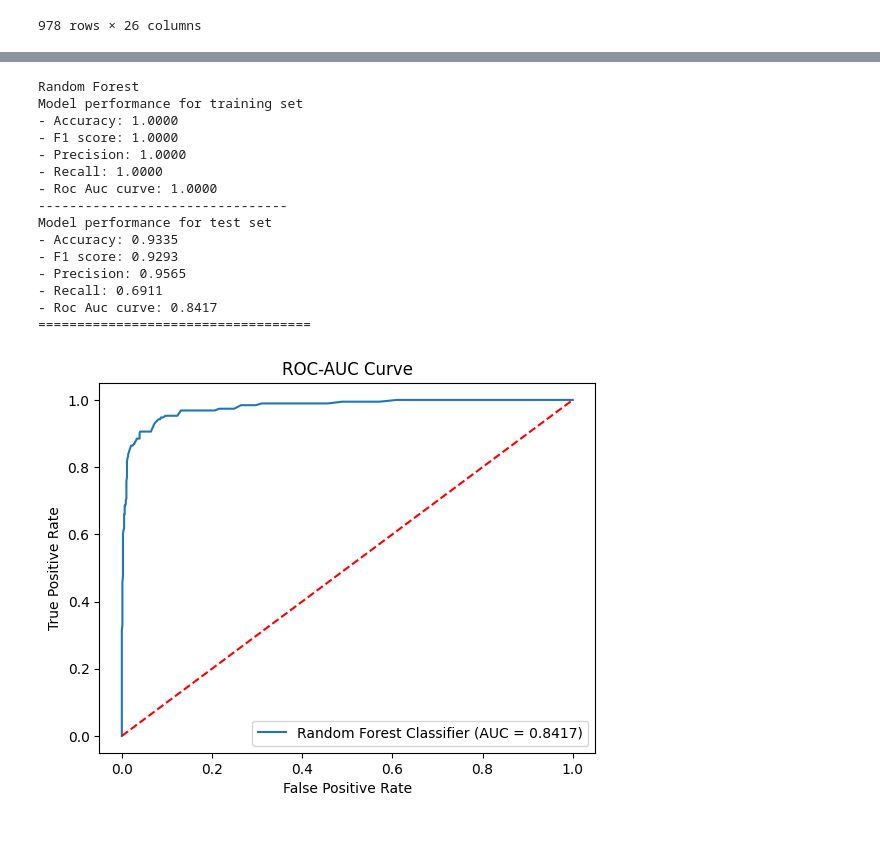
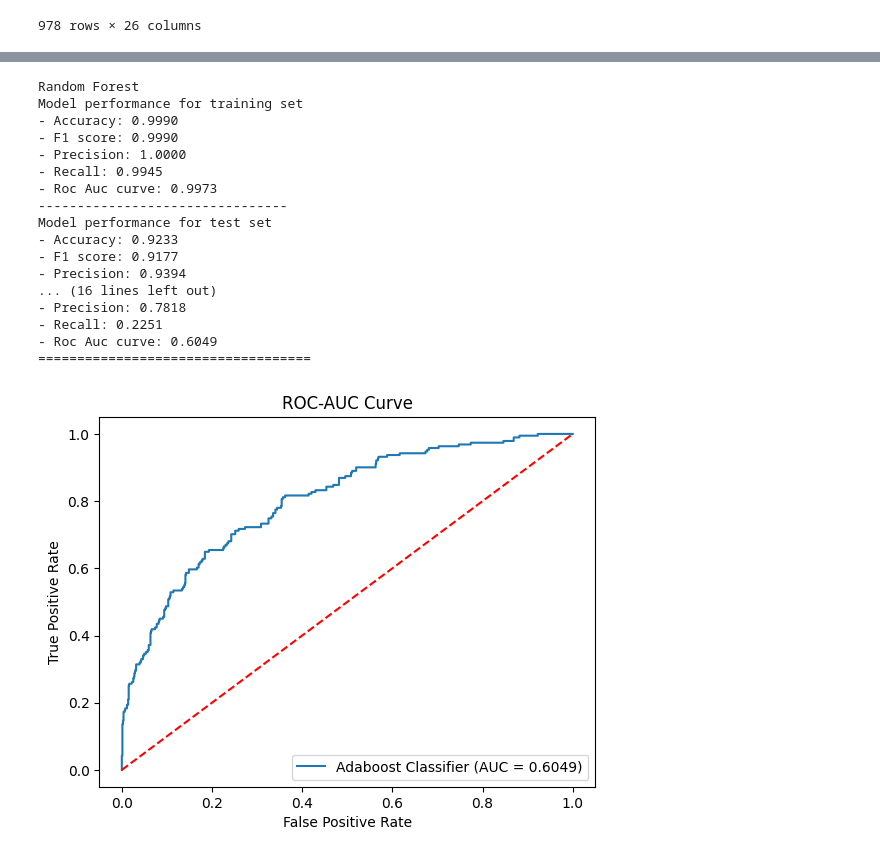
Before and after one commit to BinalPatel29/Udemy, a Jupyter notebook: Random forest/classification_implementation.ipynb, the cells around one changed output, grey strips where cells are left out. Saved outputs shown, nothing was run; the diff lists cells and outputs as text; code cells hidden in the pictures.

Commit message:
classifier

```diff
--- a/Random forest/classification_implementation.ipynb
+++ b/Random forest/classification_implementation.ipynb
@@ -393,5 +397,12 @@ rf_params={"max_depth":[5,8,15,None,10],
            "min_samples_split":[2,8,15,20],
            "n_estimators":[100,200,500,1000]
 }
-rf_params
+print(rf_params)
+
+adaboost_params={
+    "n_estimators": [50, 60, 70, 80, 90],
+    "learning_rate": [0.01, 0.1, 0.5, 1]
+}
+
+print(adaboost_params)
 # %% [output]
@@ -402,7 +411,9 @@ rf_params
 # %%
 ## models list of hyperparameter tuning
 randomcv_models=[
-    ("RF", RandomForestClassifier(), rf_params)
+    ("RF", RandomForestClassifier(), rf_params),
+    ("AB", AdaBoostClassifier(), adaboost_params),
+
 ]
 randomcv_models
 # %% [output]
@@ -418,11 +433,13 @@ from sklearn.model_selection import RandomizedSearchCV
 model_param= {}
 for name, model, params in randomcv_models:
     random= RandomizedSearchCV(estimator=model,
-                               param_distributions=params,
-                               n_iter=100,
-                               cv=3,
-                               verbose=2,
-                               n_jobs=1)
+        param_distributions=params,
+        n_iter=100,
+        cv=3,
+        verbose=2,
+        n_jobs=-1,          # 🔥 use all CPU cores (faster)
+        random_state=42     # ✅ reproducible results
+    )
     random.fit(x_train, y_train)
     model_param[name]= random.best_params_
 
@@ -451,12 +468,8 @@ Fitting 3 folds for each of 100 candidates, totalling 300 fits
 from sklearn.ensemble import RandomForestClassifier
 
 models = {
-    "Random Forest": RandomForestClassifier(
-        n_estimators=200,
-        min_samples_split=2,
-        max_features=8,
-        max_depth=None
-    )
+    "Random Forest": RandomForestClassifier(n_estimators=200,min_samples_split=2,max_features=7,max_depth=15),
+    "Adaboost":AdaBoostClassifier(n_estimators=80, learning_rate=1)
 }
 
 for i in range(len(models)):
@@ -506,18 +519,20 @@ for i in range(len(models)):
 # %% [output]
 Random Forest
 Model performance for training set
-- Accuracy: 1.0000
-- F1 score: 1.0000
+- Accuracy: 0.9990
+- F1 score: 0.9990
 - Precision: 1.0000
-- Recall: 1.0000
-- Roc Auc curve: 1.0000
+- Recall: 0.9945
+- Roc Auc curve: 0.9973
 --------------------------------
 Model performance for test set
-- Accuracy: 0.9335
-- F1 score: 0.9293
-- Precision: 0.9565
-- Recall: 0.6911
-- Roc Auc curve: 0.8417
+- Accuracy: 0.9233
+- F1 score: 0.9177
+- Precision: 0.9394
+... (16 lines left out)
+- Precision: 0.7818
+- Recall: 0.2251
+- Roc Auc curve: 0.6049
 ===================================
 # %%
 ## plot roc auc curve
@@ -529,42 +544,37 @@ plt.figure()
 
 auc_models = [
     {
-        'label': 'Random Forest Classifier',
-        'model': RandomForestClassifier(
-            n_estimators=200,
-            min_samples_split=2,
-            max_features=8,
-            max_depth=None
-        ),
-        'auc': 0.8417
+        'label': 'Adaboost Classifier',
+        'model': AdaBoostClassifier(n_estimators=80, learning_rate=1),
+        'auc': 0.6049
     }
 ]
 
 for algo in auc_models:
     model = algo['model']
     label = algo['label']
     given_auc = algo['auc']
 
     # Train model
     model.fit(x_train, y_train)
 
     # Predicted probabilities
     y_prob = model.predict_proba(x_test)[:, 1]
 
     # ROC curve
     fpr, tpr, _ = roc_curve(y_test, y_prob)
 
     # Plot using ONLY given AUC
     plt.plot(fpr, tpr, label=f"{label} (AUC = {given_auc:.4f})")
 
 # Baseline
 plt.plot([0, 1], [0, 1], 'r--')
 
 plt.xlabel('False Positive Rate')
 plt.ylabel('True Positive Rate')
 plt.title('ROC-AUC Curve')
 
 plt.legend(loc='lower right')
 plt.show()
 # %% [output]
-[figure, old version]
+[figure, new version]
```
Also changed, not shown: parts of 5 cells of this notebook.
